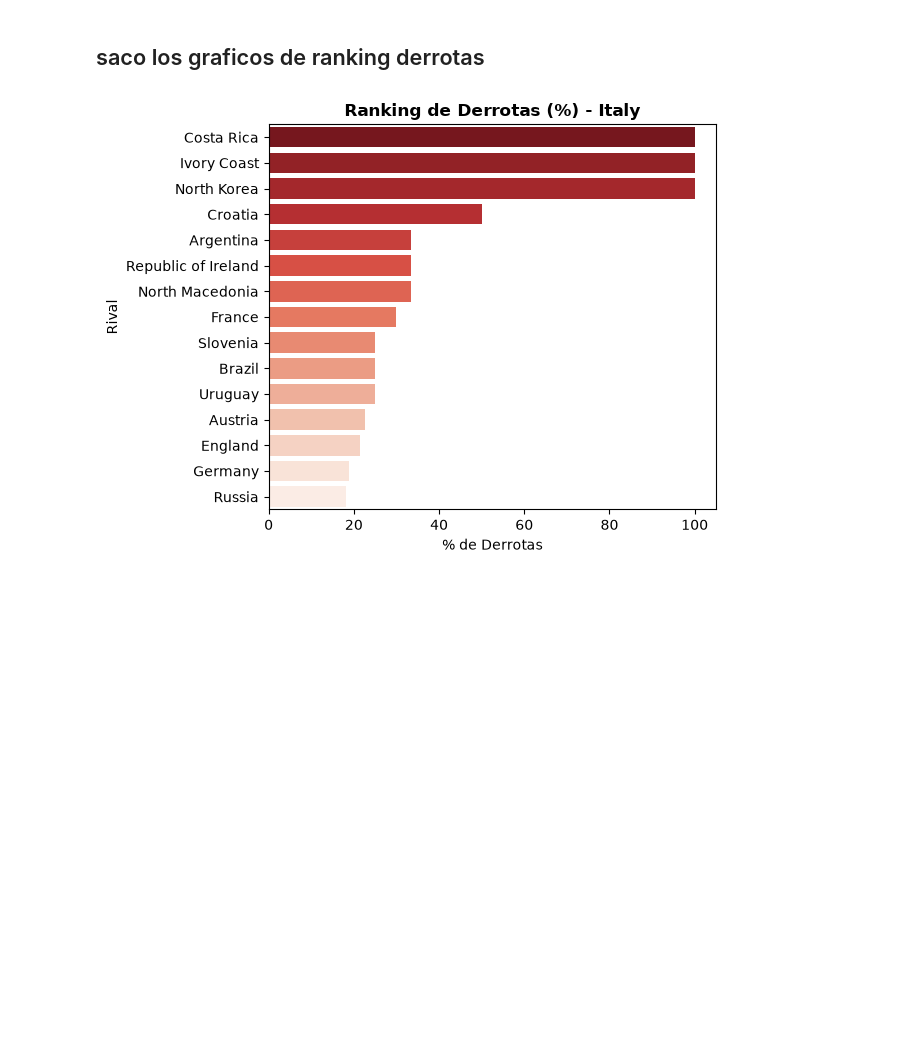
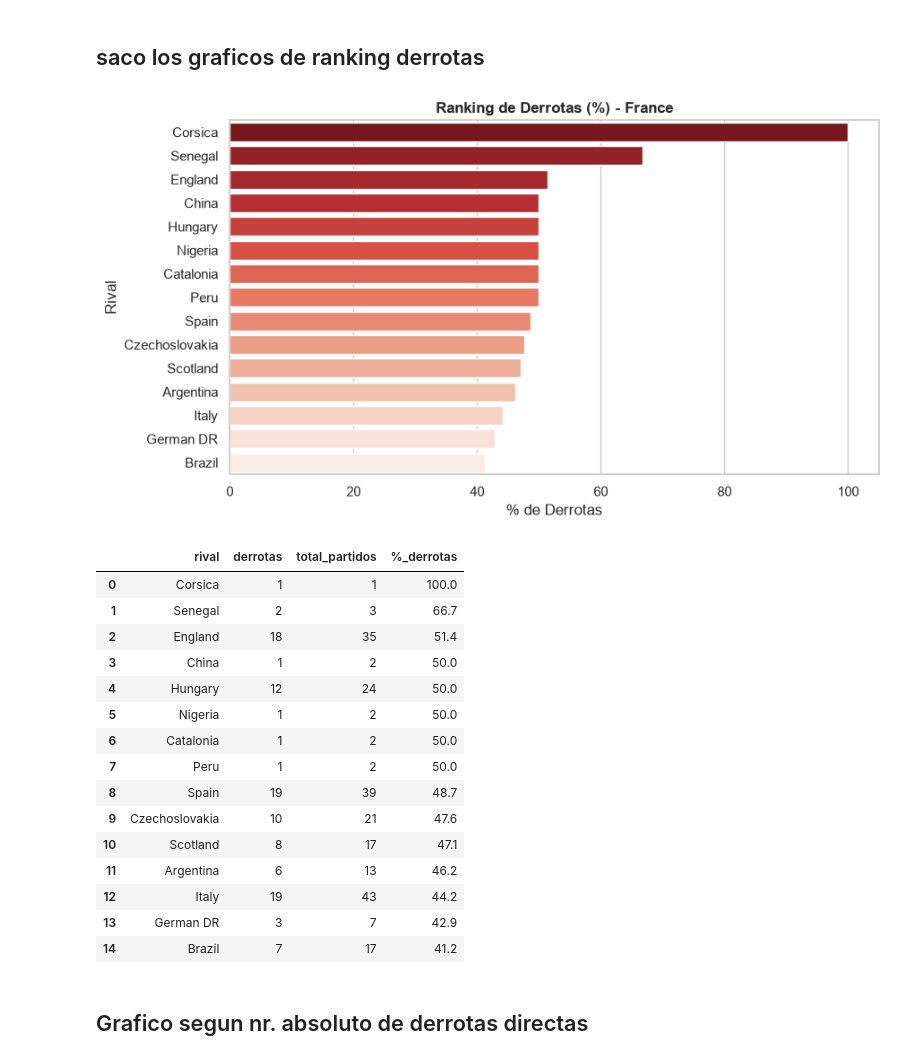
Before and after one commit to fabrimori-rgb/EDA_Fab, a Jupyter notebook: analisis_futbol_limpio.ipynb, the cells around one changed output. Saved outputs shown, nothing was run; the diff lists cells and outputs as text; code cells hidden in the pictures; blank space fills up the shorter version.

```diff
--- a/analisis_futbol_limpio.ipynb
+++ b/analisis_futbol_limpio.ipynb
@@ -837,6 +1026,8 @@ df_local.columns = ["fecha", "seleccion", "rival", "goles_favor", "goles_contra"
 # el equipo visitante es la seleccion que quiero sacar los datos, tengo que hacer el reves
 df_away = resultados_limpio[["date", "away_team", "home_team", "away_score", "home_score"]].copy()
 df_away_columns = ["fecha", "seleccion", "rival", "goles_favor", "goles_contra"]
+
+df_away.columns = df_away_columns
 # %%
 # uno los dos nuevos df haciendo un concatenado
 
@@ -960,42 +1151,68 @@ import seaborn as sns
 # %%
 def ranking_derrotas(nombre_seleccion):
     sub = df_unificado[df_unificado["seleccion"] == nombre_seleccion]
 
     resumen = (
         sub.groupby("rival")["derrota"]
         .agg(derrotas="sum", total_partidos="count")
         .reset_index()
     )
 
     resumen["%_derrotas"] = (
         resumen["derrotas"] / resumen["total_partidos"] * 100
     ).round(1)
 
     return resumen.sort_values(
         by="%_derrotas", ascending=False, ignore_index=True
     ).head(15)
 
 
-nombre_seleccion = "Italy"  # Cambia por la selección que quieras
-resultado = ranking_derrotas(nombre_seleccion).sort_values(
-    "%_derrotas", ascending=False
-)
-orden_rivales = resultado["rival"].tolist()
+def mostrar_grafico_derrotas(nombre_seleccion):
+    resultado = ranking_derrotas(nombre_seleccion)
 
-sns.barplot(
-    data=resultado,
-    x="%_derrotas",
-    y="rival",
-    order=orden_rivales,
-    hue="rival",
-    palette="Reds_r",
-    legend=False,
-)
+    if resultado.empty:
+        print(f"No hay datos para {nombre_seleccion}")
+        return resultado
 
-plt.title(f"Ranking de Derrotas (%) - {nombre_seleccion}", fontweight="bold")
-plt.xlabel("% de Derrotas")
-plt.ylabel("Rival")
-plt.tight_layout()
-plt.show()
+    orden_rivales = resultado["rival"].tolist()
+
+    plt.figure(figsize=(9, 5))
+    sns.barplot(
+        data=resultado,
+        x="%_derrotas",
+        y="rival",
+        order=orden_rivales,
+        hue="rival",
+        palette="Reds_r",
+        legend=False,
+    )
+    plt.title(f"Ranking de Derrotas (%) - {nombre_seleccion}", fontweight="bold")
+    plt.xlabel("% de Derrotas")
+    plt.ylabel("Rival")
+    plt.tight_layout()
+    plt.show()
+
+    return resultado
+
+
+mostrar_grafico_derrotas("France")
 # %% [output]
-[figure, old version]
+[figure, new version]
+|  | rival | derrotas | total_partidos | %_derrotas |
+| 0 | Corsica | 1 | 1 | 100.0 |
+| 1 | Senegal | 2 | 3 | 66.7 |
+| 2 | England | 18 | 35 | 51.4 |
+| 3 | China | 1 | 2 | 50.0 |
+| 4 | Hungary | 12 | 24 | 50.0 |
+| 5 | Nigeria | 1 | 2 | 50.0 |
+| 6 | Catalonia | 1 | 2 | 50.0 |
+| 7 | Peru | 1 | 2 | 50.0 |
+| 8 | Spain | 19 | 39 | 48.7 |
+| 9 | Czechoslovakia | 10 | 21 | 47.6 |
+| 10 | Scotland | 8 | 17 | 47.1 |
+| 11 | Argentina | 6 | 13 | 46.2 |
+| 12 | Italy | 19 | 43 | 44.2 |
+| 13 | German DR | 3 | 7 | 42.9 |
+| 14 | Brazil | 7 | 17 | 41.2 |
+# %% [markdown]
+## Grafico segun nr. absoluto de derrotas directas
```
Also changed, not shown: parts of 41 cells of this notebook, 16 other files.
